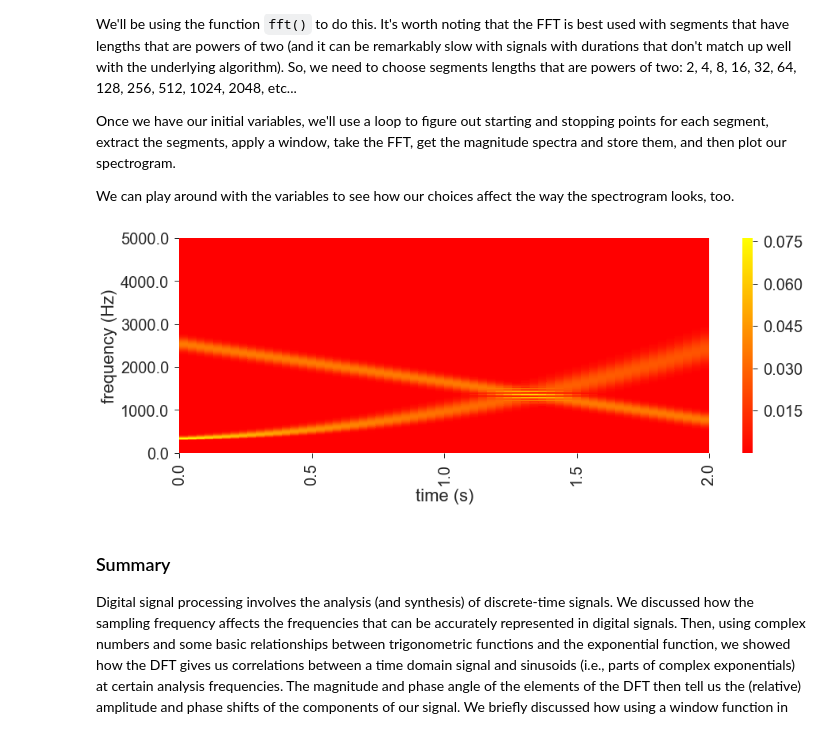
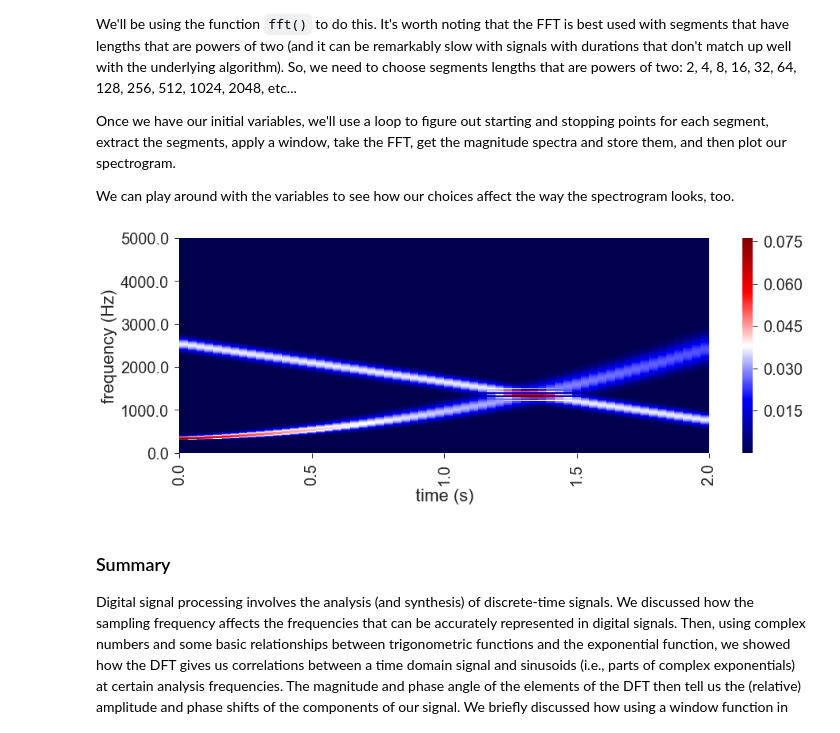
Before and after one commit to noahaskell/noahaskell.github.io, a Jupyter notebook: notebooks/programming_for_CSD/Programming for CSD w04.ipynb, the cells around one changed output. Saved outputs shown, nothing was run; the diff lists cells and outputs as text; code cells hidden in the pictures.

```diff
--- a/notebooks/programming_for_CSD/Programming for CSD w04.ipynb
+++ b/notebooks/programming_for_CSD/Programming for CSD w04.ipynb
@@ -727,26 +729,26 @@ We can play around with the variables to see how our choices affect the way the
 # %%
 nfft = 2**12 # number of samples in each fft
 ham = hamming(nfft)
 nolp = nfft-2**8 # number of overlapping samples from one window to the next
 nspec = np.int((len(s)-nfft)/(nfft-nolp)) # number of spectral slices we will calculate
 spectra = np.zeros((np.int(nfft/2), nspec)) # container for spectral slices
 
 for i in range(nspec):
     start = i*(nfft-nolp)
     stop = start + nfft
     ws = ham*s[start:stop]
     S = fft(ws)
     spectra[:,i] = np.abs(S)[:np.int(nfft/2)]/nfft
 
 freq = np.linspace(0, fs/2, 6)[::-1]
 time = np.linspace(0, 2, 5)
 
 fig, ax = pl.subplots(1, 1, figsize=(15,5))
-sb.heatmap(spectra[::-1,:], ax=ax, cmap=cm.autumn)
+sb.heatmap(spectra[::-1,:], ax=ax, cmap=cm.seismic)
 ax.set(yticks=np.linspace(0,nfft/2,6), yticklabels=freq, ylabel='frequency (Hz)',
        xticks=np.linspace(0,nspec,5), xticklabels=time, xlabel='time (s)');
 # %% [output]
-[figure, old version]
+[figure, new version]
 # %% [markdown]
 ### Summary
 
```
Also changed, not shown: parts of 7 cells of this notebook, 1 other file.
